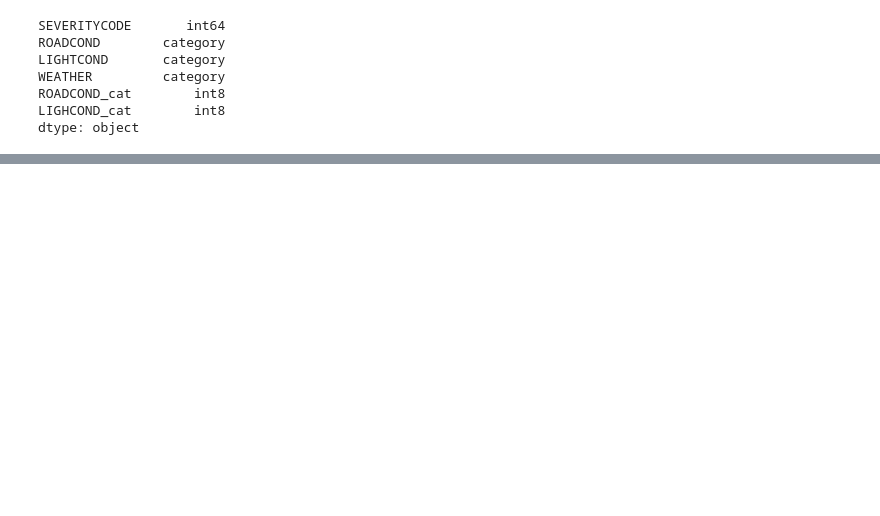
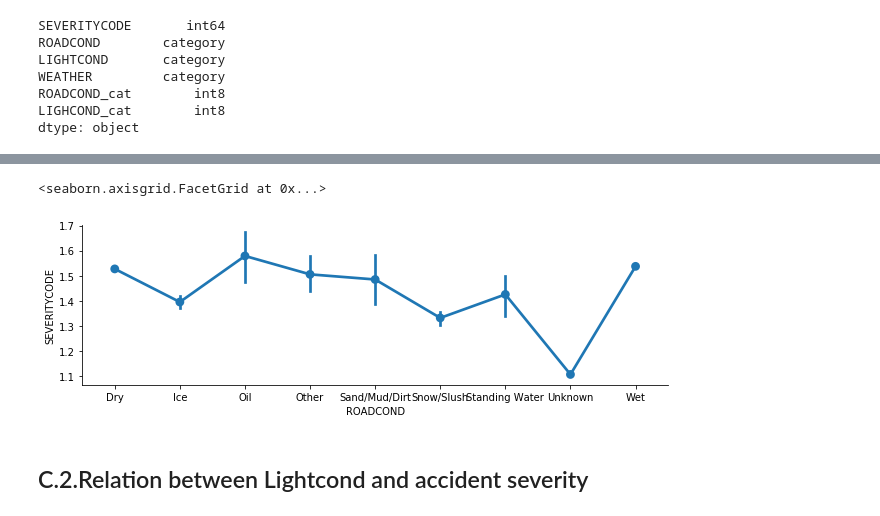
Before and after one commit to ahmadmana3/collision, a Jupyter notebook: collision.ipynb, the cells around one changed output, grey strips where cells are left out. Cells and saved outputs as stored; diff of their text form; code cells hidden in the pictures; blank space fills up the shorter version.

```diff
--- a/collision.ipynb
+++ b/collision.ipynb
@@ -227,0 +248,2 @@ df_over.head()
+# %%
+df_road=df_over[['ROADCOND','SEVERITYCODE']]
@@ -227,0 +259,9 @@ df_over.head()
+# %%
+
+sns.catplot(x="ROADCOND", y="SEVERITYCODE", kind="point", data=df_road,height=3,
+    aspect=3,)
+# %% [output]
+<seaborn.axisgrid.FacetGrid at 0x...>
+[figure, added]
+# %% [markdown]
+## C.2.Relation between Lightcond and accident severity
```
Also changed, not shown: parts of 23 cells of this notebook.
